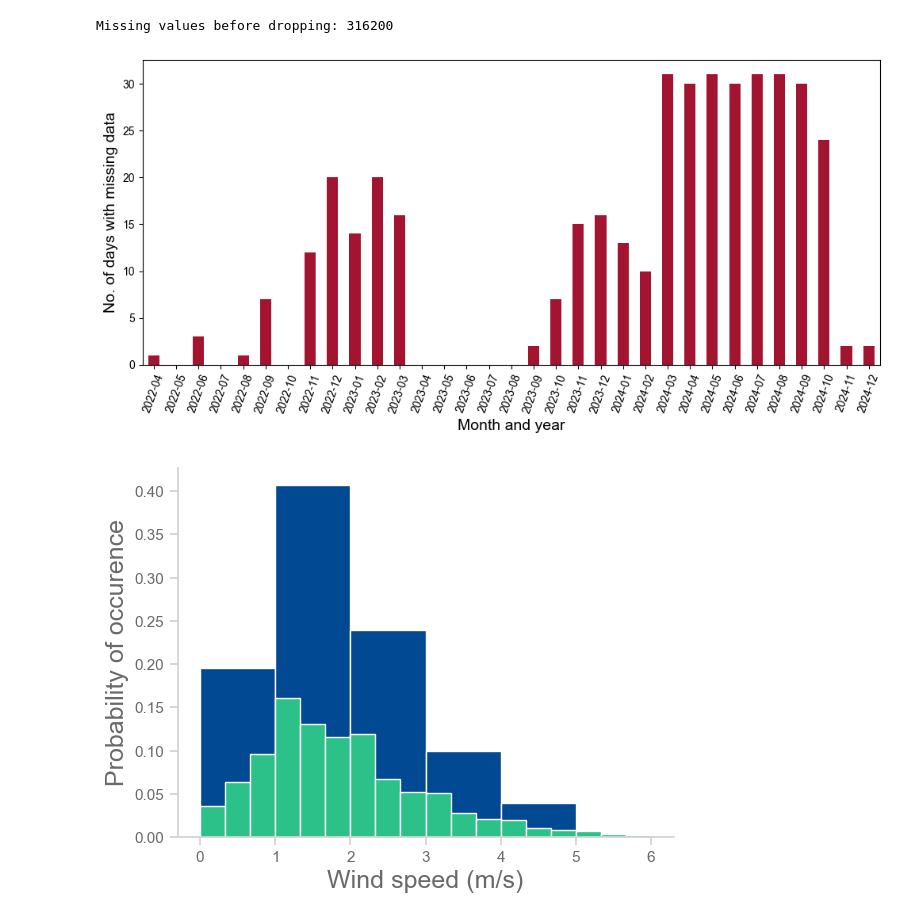
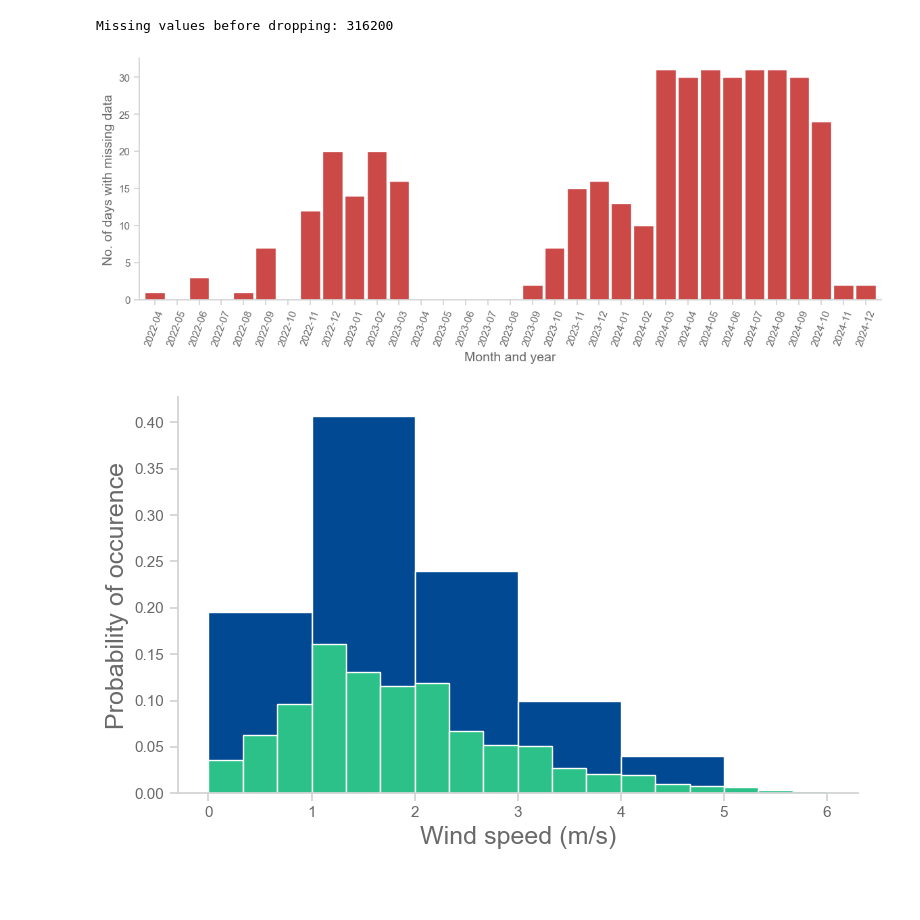
Before and after one commit to djskrovanek/gridraven-analytics, a Jupyter notebook: compareM7_FOA_WXstation.ipynb, the cells around one changed output. Saved outputs shown, nothing was run; the diff lists cells and outputs as text; code cells hidden in the pictures; blank space fills up the shorter version.

```diff
--- a/compareM7_FOA_WXstation.ipynb
+++ b/compareM7_FOA_WXstation.ipynb
@@ -39,36 +39,36 @@ Missing values before dropping: 316200
 # Full range of datetime data
 full_range = pd.date_range(start=M7_FOA['datetime'].min(), end=M7_FOA['datetime'].max(), freq='D')
 
 # Convert recorded timestamps to just dates (removing time part)
 recorded_dates = M7_FOA['datetime'].dt.date.unique()
 
 # Identify missing days
 missing_days = sorted(set(full_range.date) - set(recorded_dates))
 
 # Convert to DataFrame
 missing_df = pd.DataFrame(missing_days, columns=['missing_dates'])
 missing_df['month'] = missing_df['missing_dates'].apply(lambda x: x.replace(day=1))  # Group by month
 missing_df['gap'] = missing_df['missing_dates'].diff().dt.days
 
 # Count missing days per month
 missing_per_month = missing_df.groupby('month').size()
 
 # Generate a full month range (start of each month)
 full_month_range = pd.date_range(start=missing_df['month'].min(), end=missing_df['month'].max(), freq='MS')
 
 # Reindex to include all months in the dataset, filling with 0 where there are no missing data
 missing_per_month = missing_per_month.reindex(full_month_range, fill_value=0)
 
 # Plot data
-plt.rc('font', family='Arial')
 plt.figure(figsize=(12,5))
-missing_per_month.plot(kind='bar', color=(0.6350, 0.0780, 0.1840))
+missing_per_month.plot(kind='bar', color=(C_RED), width=0.9)
 plt.xlabel('Month and year', fontsize=14)
 plt.ylabel('No. of days with missing data', fontsize=14)
 plt.xticks(range(len(full_month_range)), full_month_range.strftime('%Y-%m'), rotation=70)
+plt.tight_layout()
 plt.show()
 # %% [output]
-[figure, old version]
+[figure, new version]
 # %%
 # make a histogram of FOA M7 data
 
@@ -79,6 +79,7 @@ bin_edges_narrow = np.arange(0, 6, 0.3333)
 # Compute the weights for each dataset to normalize histogram
 weights_FOA_M7 = np.ones_like(M7_FOA['wind_m7']) / len(M7_FOA['wind_m7'])
 
+plt.figure(figsize=(8,5))
 # Make plots
 plt.hist(M7_FOA['wind_m7'], bins=bin_edges_wide, color=(C_PICOM), edgecolor='white',
          align='mid', weights=weights_FOA_M7)
@@ -87,17 +88,18 @@ plt.hist(M7_FOA['wind_m7'], bins=bin_edges_narrow, color=(C_GREEN), edgecolor='w
 
 
 # Add a title and labels
-plt.rcParams["font.family"] = "Arial"
 # plt.title('Distribution of FOA_M7 wind speeds', fontsize=18)
 plt.xlabel('Wind speed (m/s)')
 plt.ylabel('Probability of occurence')
 plt.gca().spines['top'].set_visible(False)
 plt.gca().spines['right'].set_visible(False)
+plt.xlim(0, 6)
 
 # Show the plot
+plt.tight_layout()
 plt.show()
 # %% [output]
-[figure, old version]
+[figure, new version]
 # %%
 # Read in Ammonit data
 
```
Also changed, not shown: parts of 6 cells of this notebook.
